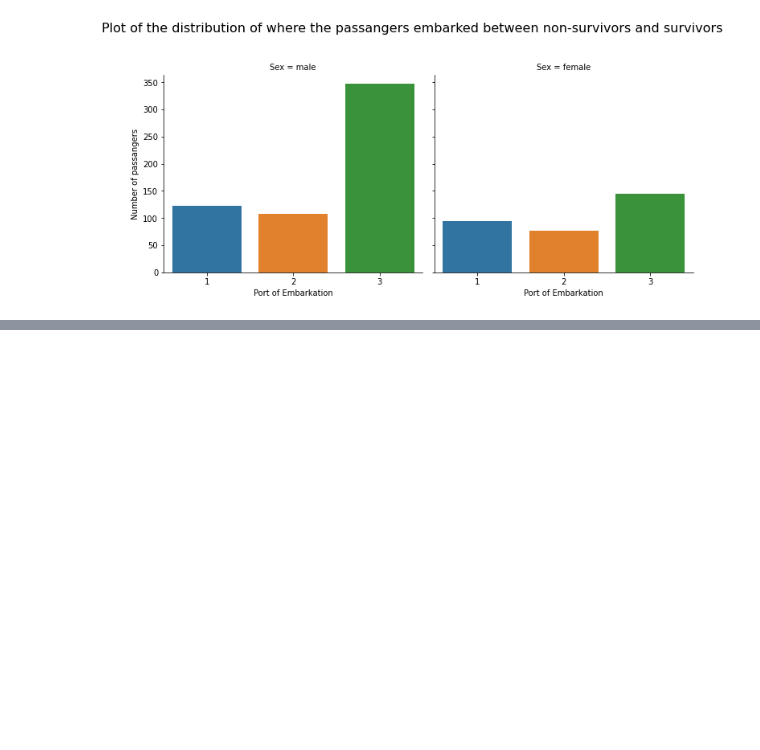
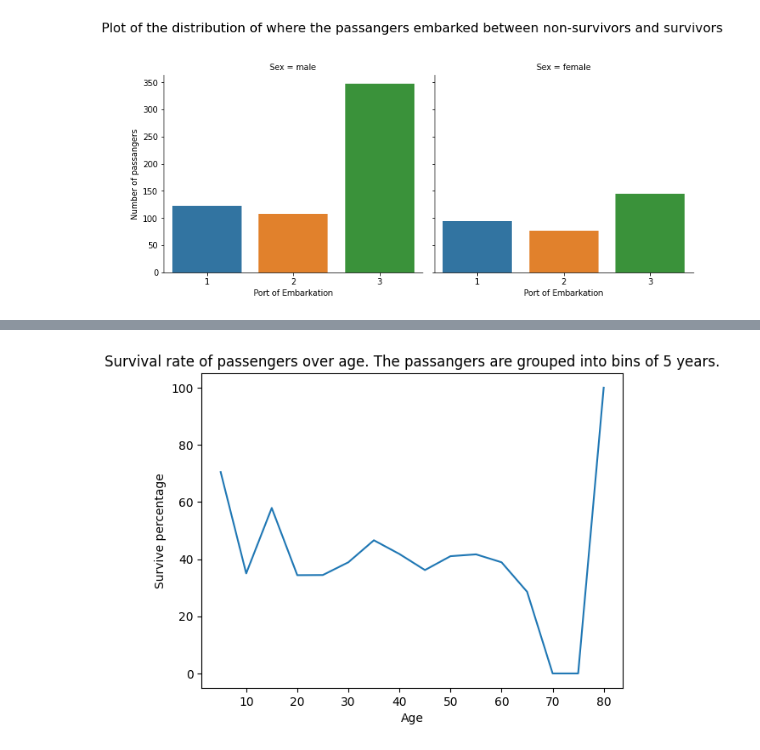
Before and after one commit to fazuximy/titanic, a Jupyter notebook: notebooks/data_analysis.ipynb, the cells around one changed output, grey strips where cells are left out. Saved outputs shown, nothing was run; the diff lists cells and outputs as text; code cells hidden in the pictures; blank space fills up the shorter version.

```diff
--- a/notebooks/data_analysis.ipynb
+++ b/notebooks/data_analysis.ipynb
@@ -115,0 +164,6 @@ Text(0.5, 0.98, 'Plot of the distribution of where the passangers embarked betwe
+# %%
+ax = sns.lineplot(x = age_survive_percentage.index.right, y = age_survive_percentage)
+ax.set(ylabel = 'Survive percentage', xlabel = 'Age', title = 'Survival rate of passengers over age. The passangers are grouped into bins of 5 years.')
+print("")
+# %% [output]
+[figure, added]
```
Also changed, not shown: parts of 6 cells of this notebook, 2 other files.
